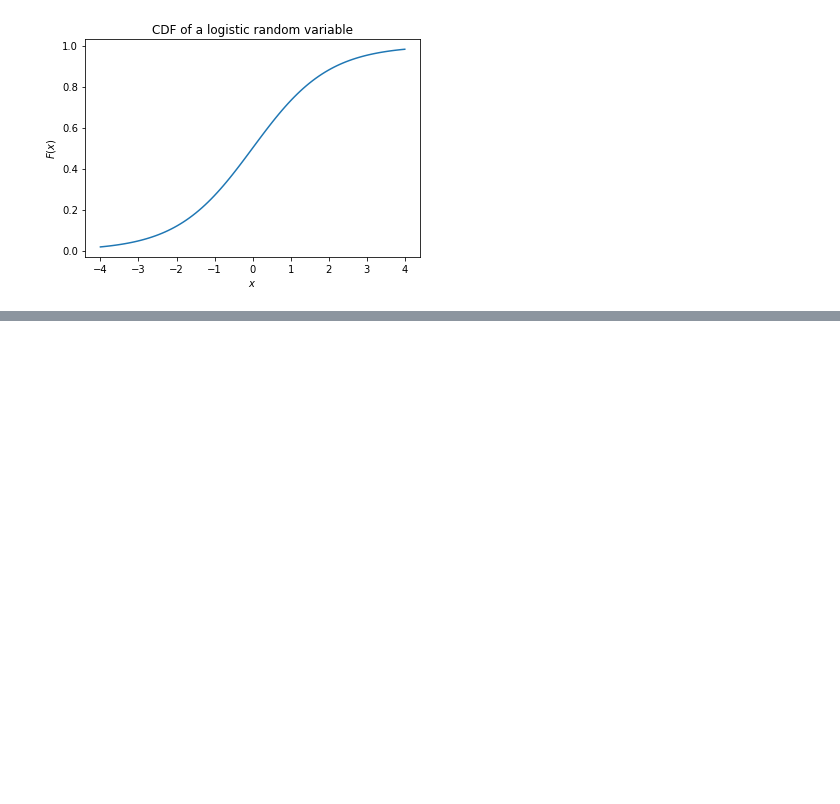
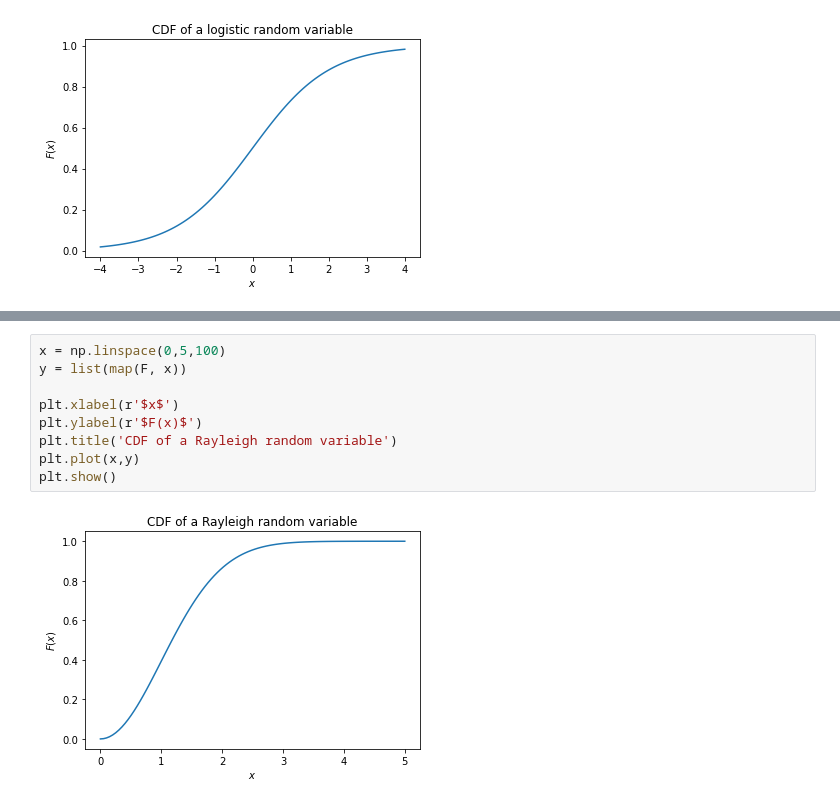
Before and after one commit to quantinsights/calculus_based_probability, a Jupyter notebook: lec05 - Continuous Random Variables.ipynb, the cells around one changed output, grey strips where cells are left out. Cells and saved outputs as stored; diff of their text form; blank space fills up the shorter version.

```diff
--- a/lec05 - Continuous Random Variables.ipynb
+++ b/lec05 - Continuous Random Variables.ipynb
@@ -132,0 +167,11 @@ plt.show()
+# %%
+x = np.linspace(0,5,100)
+y = list(map(F, x))
+
+plt.xlabel(r'$x$')
+plt.ylabel(r'$F(x)$')
+plt.title('CDF of a Rayleigh random variable')
+plt.plot(x,y)
+plt.show()
+# %% [output]
+[figure, added]
```
Also changed, not shown: parts of 10 cells of this notebook.
